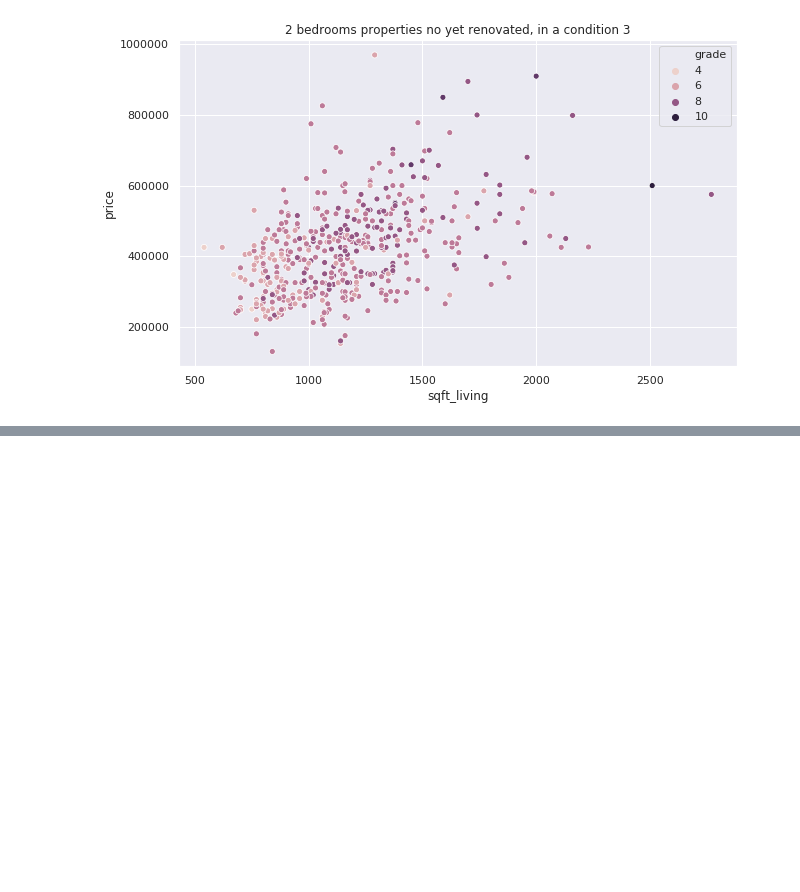
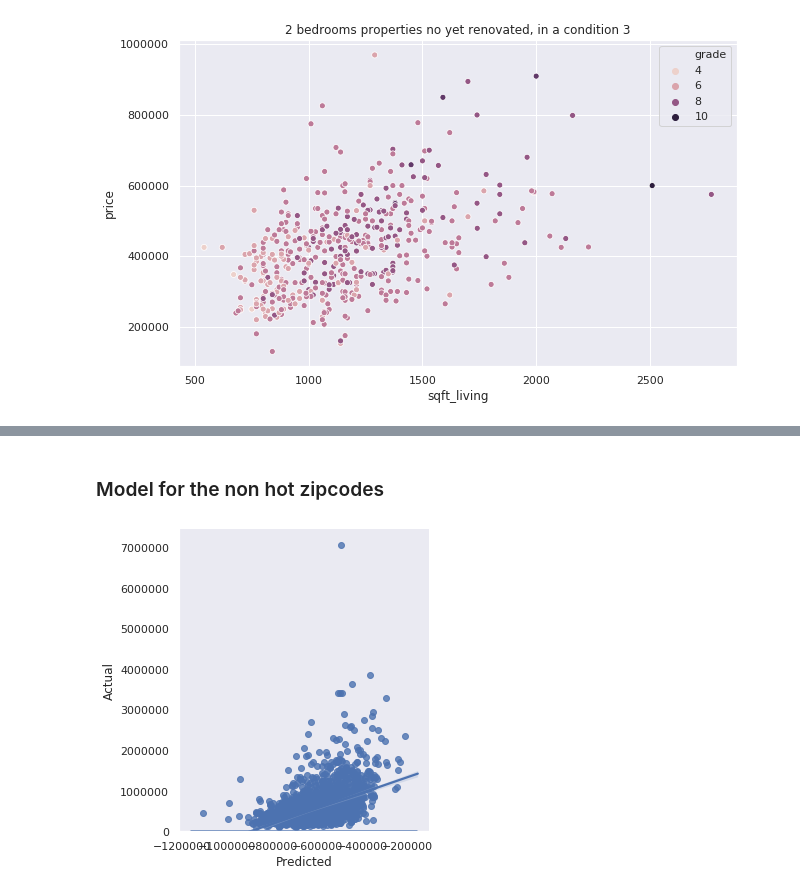
Before and after one commit to aghilissen/KayCee, a Jupyter notebook: index.ipynb, the cells around one changed output, grey strips where cells are left out. Cells and saved outputs as stored; diff of their text form; code cells hidden in the pictures; blank space fills up the shorter version.

```diff
--- a/index.ipynb
+++ b/index.ipynb
@@ -312,0 +344,18 @@ KeyError: 'ZIPCODE'
+# %%
+##############################
+# model parameters
+
+coeff_kc = pd.DataFrame(model_kc.coef_, scaled_X.columns, columns=['Scaled Coefficients (Hot Zip Codes)'])
+model_kc.fit(X,y)
+
+# Evaluating performance
+r2 = model_kc.score(X,y)
+r2 = r2.round(2)
+print('R2 = {}'.format(r2))
+
+# Understanding the LEARNED model
+est_a = model_kc.intercept_
+est_B = model_kc.coef_
+print('constant: {}'.format(round(est_a,4)))
+print('coefficients:  {} estimated'.format(est_B.round(4)))
+coeff_kc
@@ -312,0 +375,29 @@ KeyError: 'ZIPCODE'
+# %% [markdown]
+### Model for the non hot zipcodes
+# %%
+##############################
+# scale the variables
+
+X_not_hot_zipcodes = kc_not_hot_zipcodes[['bedrooms', 'bathrooms', 'sqft_living', 'sqft_lot',
+                                          'floors', 'condition', 'grade']]
+y_not_hot_zipcodes = kc_not_hot_zipcodes['price']
+scaled_X_not_hot_zipcodes = pd.DataFrame(scaler.fit_transform(X_not_hot_zipcodes),
+                                         columns=X_not_hot_zipcodes.columns)
+
+##############################
+# Split generating population/testing population
+
+X_train_2, X_test_2, y_train_2, y_test_2 = train_test_split(scaled_X_not_hot_zipcodes, y_not_hot_zipcodes,
+                                                            test_size=0.2, random_state=0)
+model_kc_not_hot_zipcodes = LinearRegression()
+model_kc_not_hot_zipcodes.fit(X_train_2, y_train_2) #training the algorithms
+y_pred_not_hot_zipcodes = model_kc.predict(X_test_2)
+
+##############################
+# generate graph
+
+model_kc_not_hot_zipcdoes_results = pd.DataFrame({'Actual': y_test_2, 'Predicted': y_pred_not_hot_zipcodes})
+g = sns.lmplot(x="Predicted", y="Actual", data=model_kc_not_hot_zipcdoes_results)
+sns.distplot(y_pred_not_hot_zipcodes);
+# %% [output]
+[figure, added]
```
Also changed, not shown: parts of 17 cells of this notebook, 1 other file.
